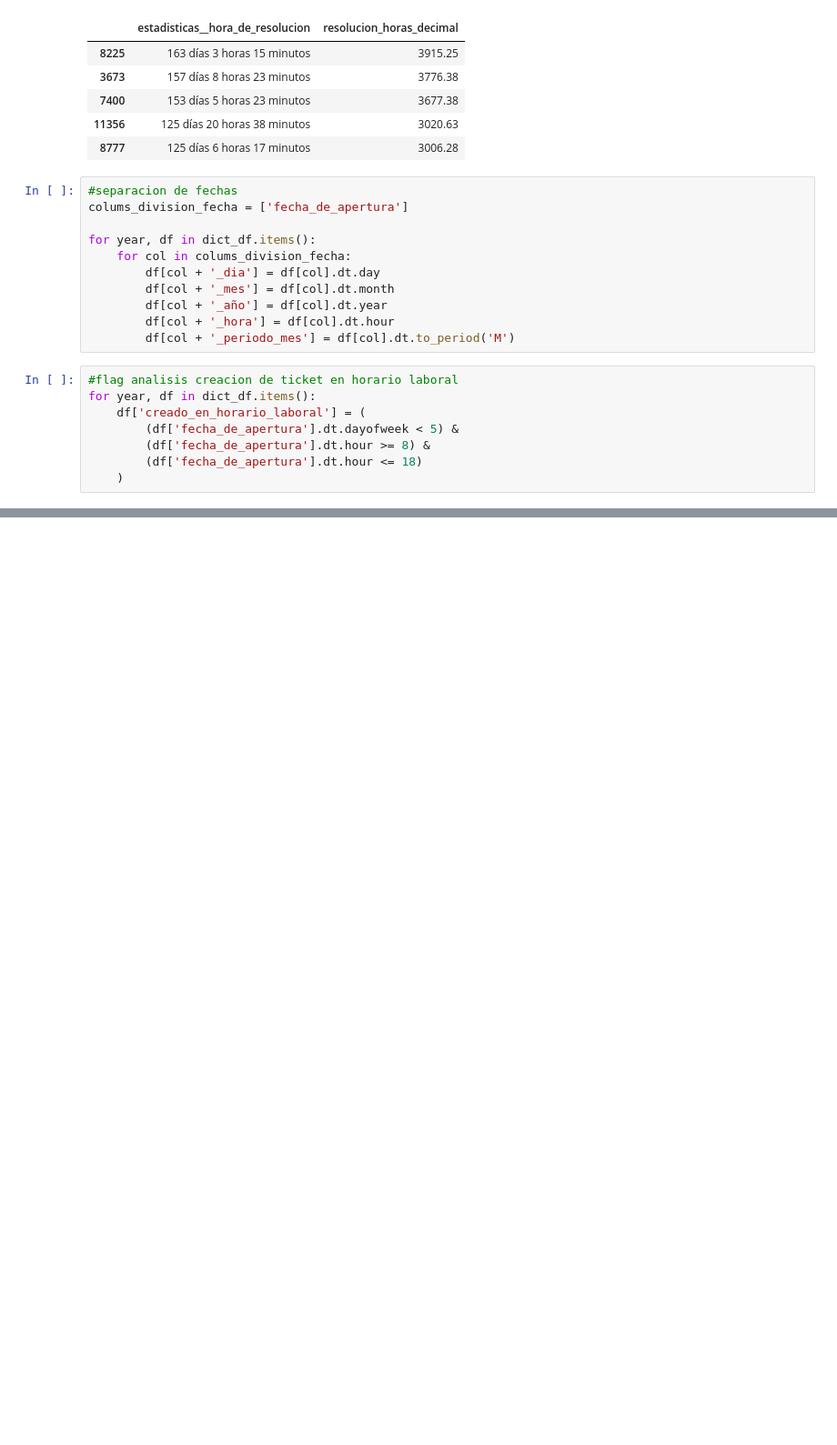
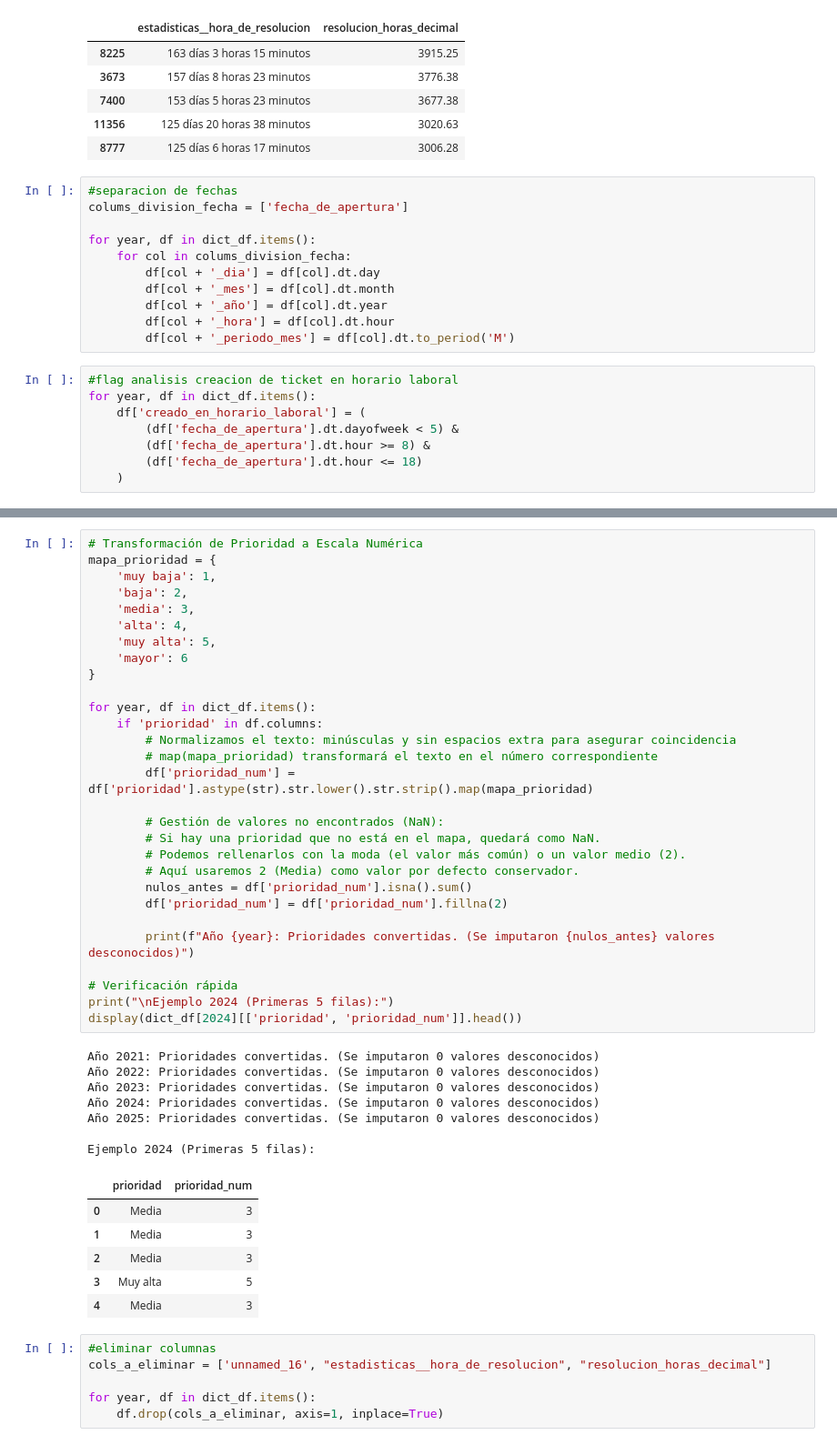
Before and after one commit to NicoFuentese/historical-analysis-management-tickets, a Jupyter notebook: notebooks/2.0-limpieza-de-tickets.ipynb, the cells around one changed output, grey strips where cells are left out. Shown at 91% size. Saved outputs shown, nothing was run; the diff lists cells and outputs as text; blank space fills up the shorter version.

```diff
--- a/notebooks/2.0-limpieza-de-tickets.ipynb
+++ b/notebooks/2.0-limpieza-de-tickets.ipynb
@@ -440,0 +467,49 @@ for year, df in dict_df.items():
+# %%
+# Transformación de Prioridad a Escala Numérica
+mapa_prioridad = {
+    'muy baja': 1,
+    'baja': 2,
+    'media': 3,
+    'alta': 4,
+    'muy alta': 5,
+    'mayor': 6
+}
+
+for year, df in dict_df.items():
+    if 'prioridad' in df.columns:
+        # Normalizamos el texto: minúsculas y sin espacios extra para asegurar coincidencia
+        # map(mapa_prioridad) transformará el texto en el número correspondiente
+        df['prioridad_num'] = df['prioridad'].astype(str).str.lower().str.strip().map(mapa_prioridad)
+
+        # Gestión de valores no encontrados (NaN):
+        # Si hay una prioridad que no está en el mapa, quedará como NaN.
+        # Podemos rellenarlos con la moda (el valor más común) o un valor medio (2).
+        # Aquí usaremos 2 (Media) como valor por defecto conservador.
+        nulos_antes = df['prioridad_num'].isna().sum()
+        df['prioridad_num'] = df['prioridad_num'].fillna(2)
+
+        print(f"Año {year}: Prioridades convertidas. (Se imputaron {nulos_antes} valores desconocidos)")
+
+# Verificación rápida
+print("\nEjemplo 2024 (Primeras 5 filas):")
+display(dict_df[2024][['prioridad', 'prioridad_num']].head())
+# %% [output]
+Año 2021: Prioridades convertidas. (Se imputaron 0 valores desconocidos)
+Año 2022: Prioridades convertidas. (Se imputaron 0 valores desconocidos)
+Año 2023: Prioridades convertidas. (Se imputaron 0 valores desconocidos)
+Año 2024: Prioridades convertidas. (Se imputaron 0 valores desconocidos)
+Año 2025: Prioridades convertidas. (Se imputaron 0 valores desconocidos)
+
+Ejemplo 2024 (Primeras 5 filas):
+|  | prioridad | prioridad_num |
+| 0 | Media | 3 |
+| 1 | Media | 3 |
+| 2 | Media | 3 |
+| 3 | Muy alta | 5 |
+| 4 | Media | 3 |
+# %%
+#eliminar columnas
+cols_a_eliminar = ['unnamed_16', "estadisticas__hora_de_resolucion", "resolucion_horas_decimal"]
+
+for year, df in dict_df.items():
+    df.drop(cols_a_eliminar, axis=1, inplace=True)
```
Also changed, not shown: parts of 10 cells of this notebook, 7 other files.
